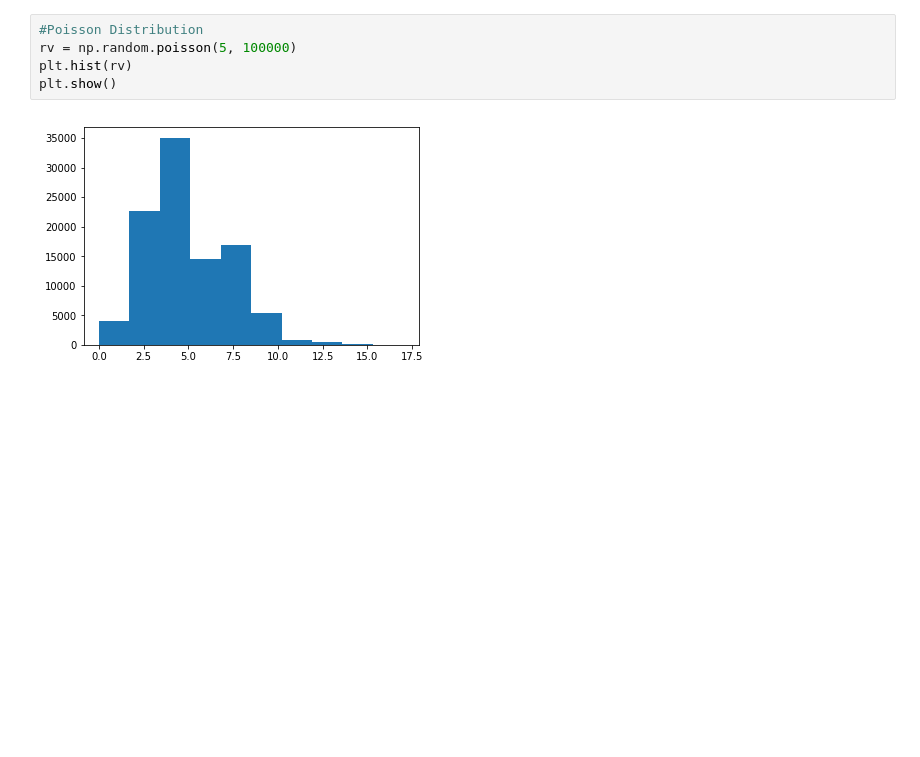
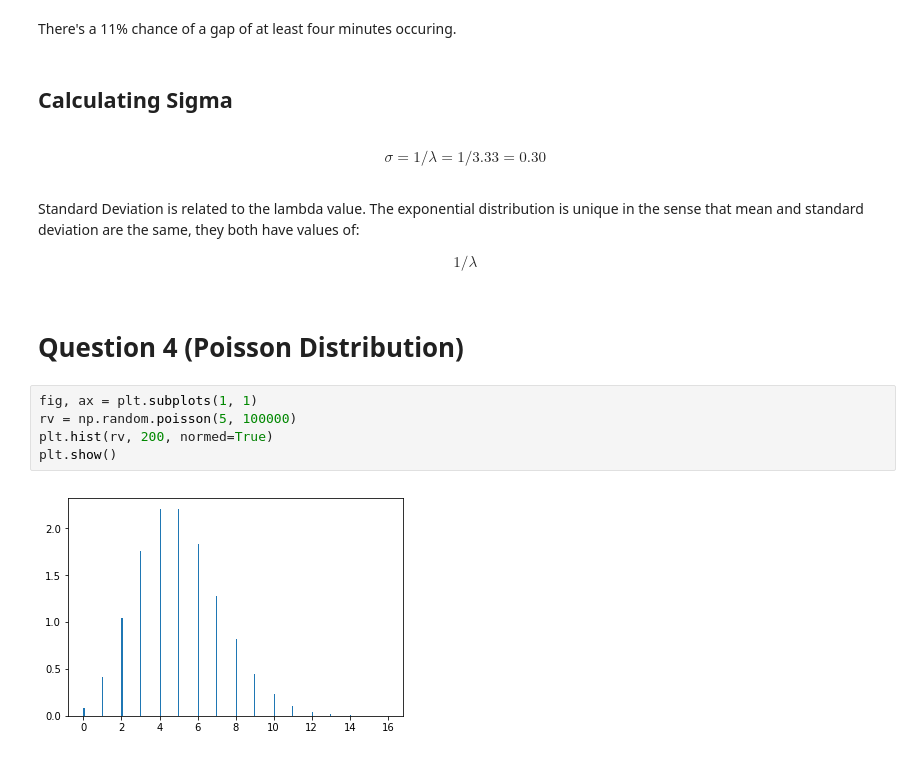
Before and after one commit to gkovoor/PHYS434, a Jupyter notebook: LAB1.ipynb, the cells around one changed output. Drawn from its saved outputs; the diff is of its cells as text; blank space fills up the shorter version.

```diff
--- a/LAB1.ipynb
+++ b/LAB1.ipynb
@@ -39,7 +93,23 @@ plt.show()
+# %% [markdown]
+There's a 11% chance of a gap of at least four minutes occuring.
+# %% [markdown]
+## Calculating Sigma
+# %% [markdown]
+\begin{align*}
+    \sigma = 1/\lambda = 1/3.33 = 0.30
+\end{align*}
+# %% [markdown]
+Standard Deviation is related to the lambda value. The exponential distribution is unique in the sense that mean and standard deviation are the same, they both have values of:
+
+\begin{align*}
+    1/\lambda
+\end{align*}
+# %% [markdown]
+# Question 4 (Poisson Distribution)
 # %%
-#Poisson Distribution
+fig, ax = plt.subplots(1, 1)
 rv = np.random.poisson(5, 100000)
-plt.hist(rv)
+plt.hist(rv, 200, normed=True)
 plt.show()
 # %% [output]
-[figure, old version]
+[figure, new version]
```
Also changed, not shown: parts of 34 cells of this notebook, 1 other file.
